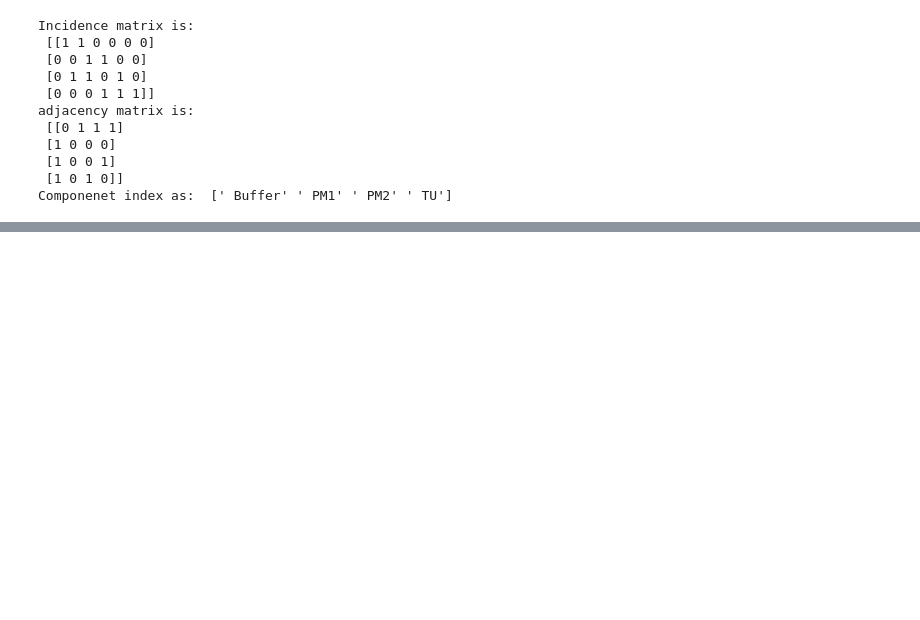
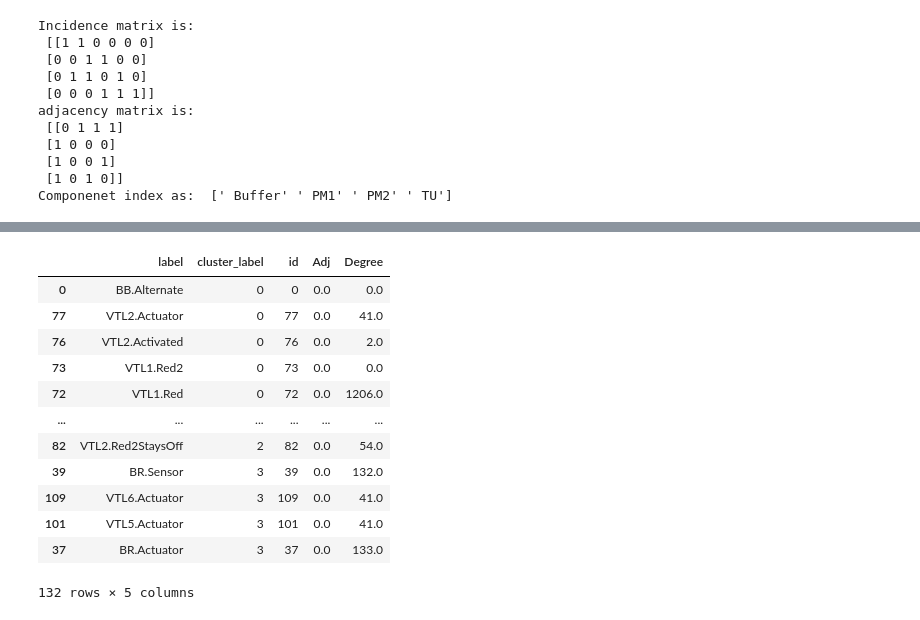
Before and after one commit to Lynch1206/Variable-Reorder4SupervisoryControl, a Jupyter notebook: Transitional_relationships.ipynb, the cells around one changed output, grey strips where cells are left out. Drawn from its saved outputs; the diff is of its cells as text; code cells hidden in the pictures; blank space fills up the shorter version.

```diff
--- a/Transitional_relationships.ipynb
+++ b/Transitional_relationships.ipynb
@@ -133,0 +177,26 @@ Currently, the popular variable reorder algorithms for deriving variables orderi
+# %%
+from sklearn.cluster import AffinityPropagation
+from sklearn.cluster import SpectralClustering
+adj_original = Hyper_matrix(file_dir_, nodes, edges, w=None).AdjacencyMatrix_A().astype(np.float64)
+degree = Hyper_matrix(file_dir_, nodes, edges, w=None).Deg_Vertex(diag=False)
+Lapalacian = Hyper_matrix(file_dir_, nodes, edges, w=None).LaplacianMatrix_L().astype(np.float64)
+name_label = 'cluster_label'
+Spectral_clusterer = SpectralClustering(assign_labels="discretize",random_state=0, eigen_solver='arpack', n_clusters=5)
+Spectral_result = Spectral_clusterer.fit(adj_original)
+Spectral_Ap = ClusterToFile(nodes=nodes,edges=edges, clusters_label=Spectral_result.labels_, savefile=False, name = name_label, Adj= adj_original, D_V=degree)
+clusterer = AffinityPropagation(affinity='precomputed')
+Spectral_Ap
+# %% [output]
+|  | label | cluster_label | id | Adj | Degree |
+| 0 | BB.Alternate | 0 | 0 | 0.0 | 0.0 |
+| 77 | VTL2.Actuator | 0 | 77 | 0.0 | 41.0 |
+| 76 | VTL2.Activated | 0 | 76 | 0.0 | 2.0 |
+| 73 | VTL1.Red2 | 0 | 73 | 0.0 | 0.0 |
+| 72 | VTL1.Red | 0 | 72 | 0.0 | 1206.0 |
+| ... | ... | ... | ... | ... | ... |
+| 82 | VTL2.Red2StaysOff | 2 | 82 | 0.0 | 54.0 |
+| 39 | BR.Sensor | 3 | 39 | 0.0 | 132.0 |
+| 109 | VTL6.Actuator | 3 | 109 | 0.0 | 41.0 |
+| 101 | VTL5.Actuator | 3 | 101 | 0.0 | 41.0 |
+| 37 | BR.Actuator | 3 | 37 | 0.0 | 133.0 |
+132 rows × 5 columns
```
Also changed, not shown: parts of 9 cells of this notebook, 4 other files.
